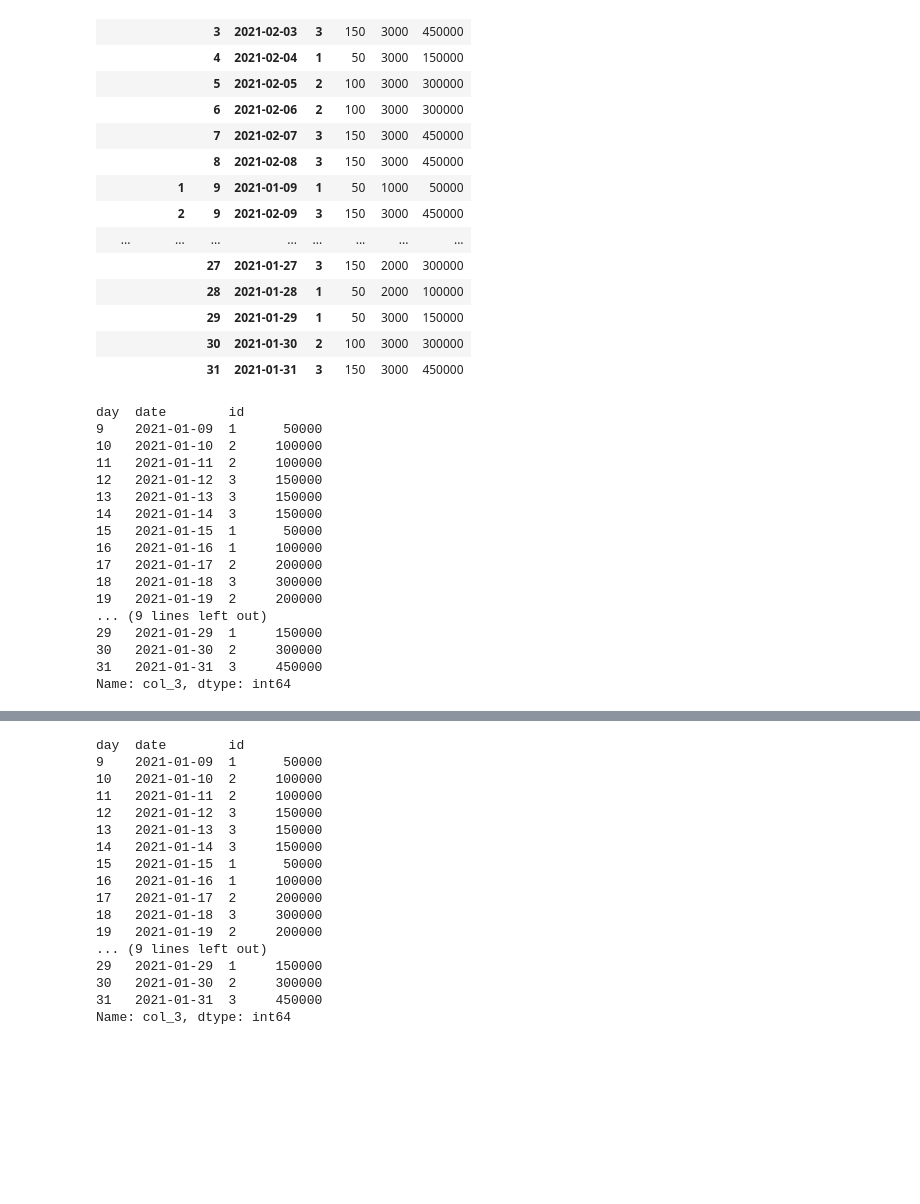
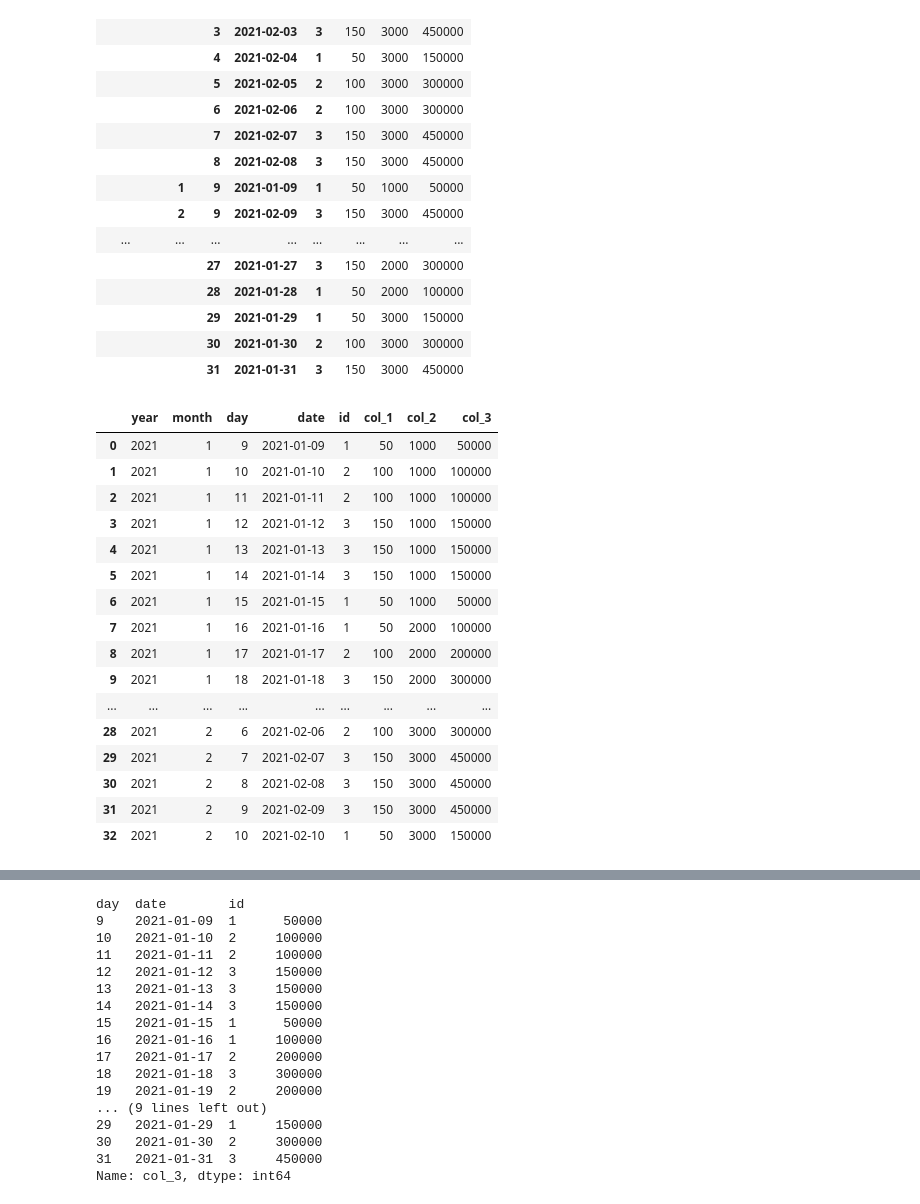
Before and after one commit to tosh223/training-python, a Jupyter notebook: pandas/multiindex_dataframe.ipynb, the cells around one changed output, grey strips where cells are left out. Saved outputs shown, nothing was run; the diff lists cells and outputs as text; code cells hidden in the pictures; blank space fills up the shorter version.

```diff
--- a/pandas/multiindex_dataframe.ipynb
+++ b/pandas/multiindex_dataframe.ipynb
@@ -87,23 +87,24 @@ df.sort_index(level=['day', 'month'])
 |  |  | 29 | 2021-01-29 | 1 | 50 | 3000 | 150000 |
 |  |  | 30 | 2021-01-30 | 2 | 100 | 3000 | 300000 |
 |  |  | 31 | 2021-01-31 | 3 | 150 | 3000 | 450000 |
-# %%
-df.loc[(2021, 1), 'col_3']
-# %% [output]
-day  date        id
-9    2021-01-09  1      50000
-10   2021-01-10  2     100000
-11   2021-01-11  2     100000
-12   2021-01-12  3     150000
-13   2021-01-13  3     150000
-14   2021-01-14  3     150000
-15   2021-01-15  1      50000
-16   2021-01-16  1     100000
-17   2021-01-17  2     200000
-18   2021-01-18  3     300000
-19   2021-01-19  2     200000
-... (9 lines left out)
-29   2021-01-29  1     150000
-30   2021-01-30  2     300000
-31   2021-01-31  3     450000
-Name: col_3, dtype: int64
+# %%
+# <class 'pandas.core.frame.DataFrame'>
+df.reset_index()
+# %% [output]
+|  | year | month | day | date | id | col_1 | col_2 | col_3 |
+| 0 | 2021 | 1 | 9 | 2021-01-09 | 1 | 50 | 1000 | 50000 |
+| 1 | 2021 | 1 | 10 | 2021-01-10 | 2 | 100 | 1000 | 100000 |
+| 2 | 2021 | 1 | 11 | 2021-01-11 | 2 | 100 | 1000 | 100000 |
+| 3 | 2021 | 1 | 12 | 2021-01-12 | 3 | 150 | 1000 | 150000 |
+| 4 | 2021 | 1 | 13 | 2021-01-13 | 3 | 150 | 1000 | 150000 |
+| 5 | 2021 | 1 | 14 | 2021-01-14 | 3 | 150 | 1000 | 150000 |
+| 6 | 2021 | 1 | 15 | 2021-01-15 | 1 | 50 | 1000 | 50000 |
+| 7 | 2021 | 1 | 16 | 2021-01-16 | 1 | 50 | 2000 | 100000 |
+| 8 | 2021 | 1 | 17 | 2021-01-17 | 2 | 100 | 2000 | 200000 |
+| 9 | 2021 | 1 | 18 | 2021-01-18 | 3 | 150 | 2000 | 300000 |
+| ... | ... | ... | ... | ... | ... | ... | ... | ... |
+| 28 | 2021 | 2 | 6 | 2021-02-06 | 2 | 100 | 3000 | 300000 |
+| 29 | 2021 | 2 | 7 | 2021-02-07 | 3 | 150 | 3000 | 450000 |
+| 30 | 2021 | 2 | 8 | 2021-02-08 | 3 | 150 | 3000 | 450000 |
+| 31 | 2021 | 2 | 9 | 2021-02-09 | 3 | 150 | 3000 | 450000 |
+| 32 | 2021 | 2 | 10 | 2021-02-10 | 1 | 50 | 3000 | 150000 |
```
Also changed, not shown: parts of 5 cells of this notebook.
